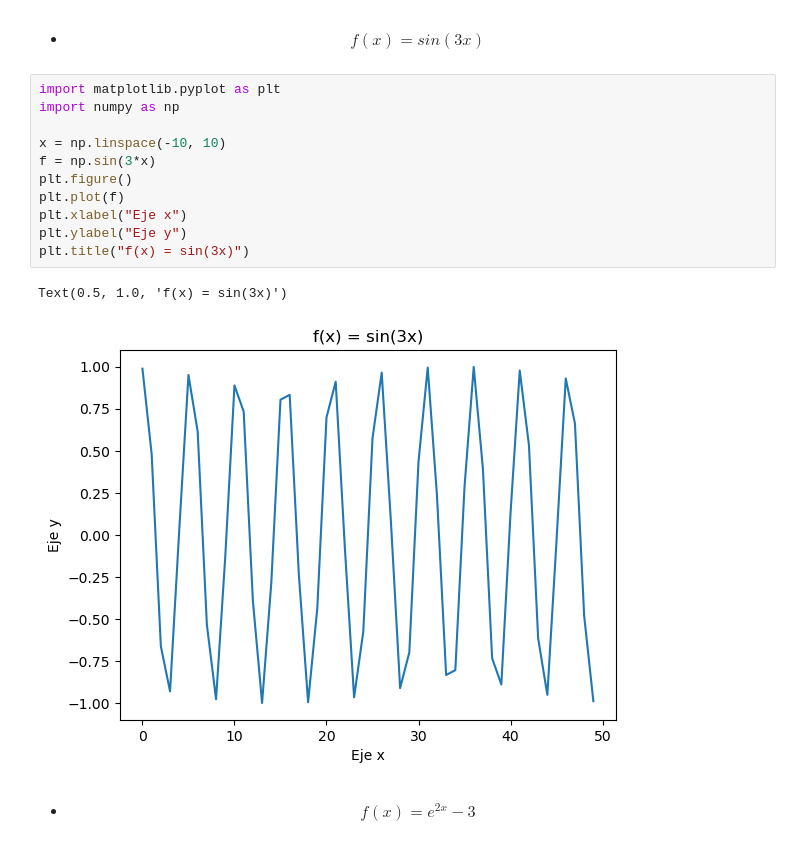
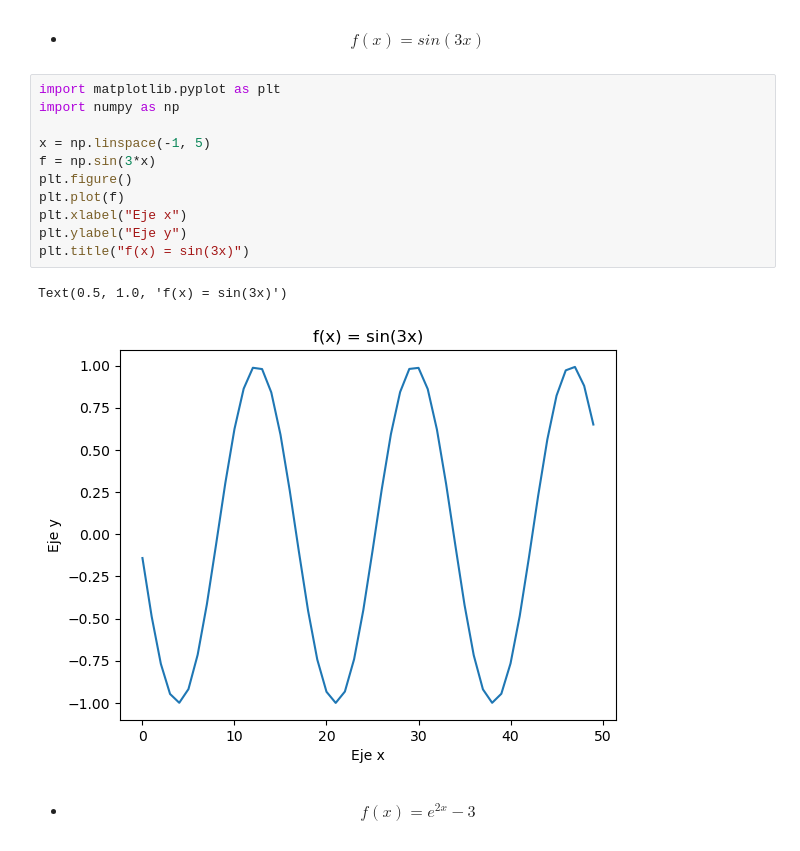
Before and after one commit to santi-padi/SIMULACION-MATEMATICA-PADI, a Jupyter notebook: T02 - Visualización.ipynb, the cells around one changed output. Saved outputs shown, nothing was run; the diff lists cells and outputs as text.

```diff
--- a/T02 - Visualización.ipynb
+++ b/T02 - Visualización.ipynb
@@ -24,17 +24,17 @@ Text(0.5, 1.0, 'f(x) = x**2 - 4*x + 2 ')
 # %%
 import matplotlib.pyplot as plt
 import numpy as np
 
-x = np.linspace(-10, 10)
+x = np.linspace(-1, 5)
 f = np.sin(3*x)
 plt.figure()
 plt.plot(f)
 plt.xlabel("Eje x")
 plt.ylabel("Eje y")
 plt.title("f(x) = sin(3x)")
 # %% [output]
 Text(0.5, 1.0, 'f(x) = sin(3x)')
-[figure, old version]
+[figure, new version]
 # %% [markdown]
    - $$ f(x) =  e^{2x} -3$$
 # %%
```
Also changed, not shown: parts of 1 cell of this notebook.
